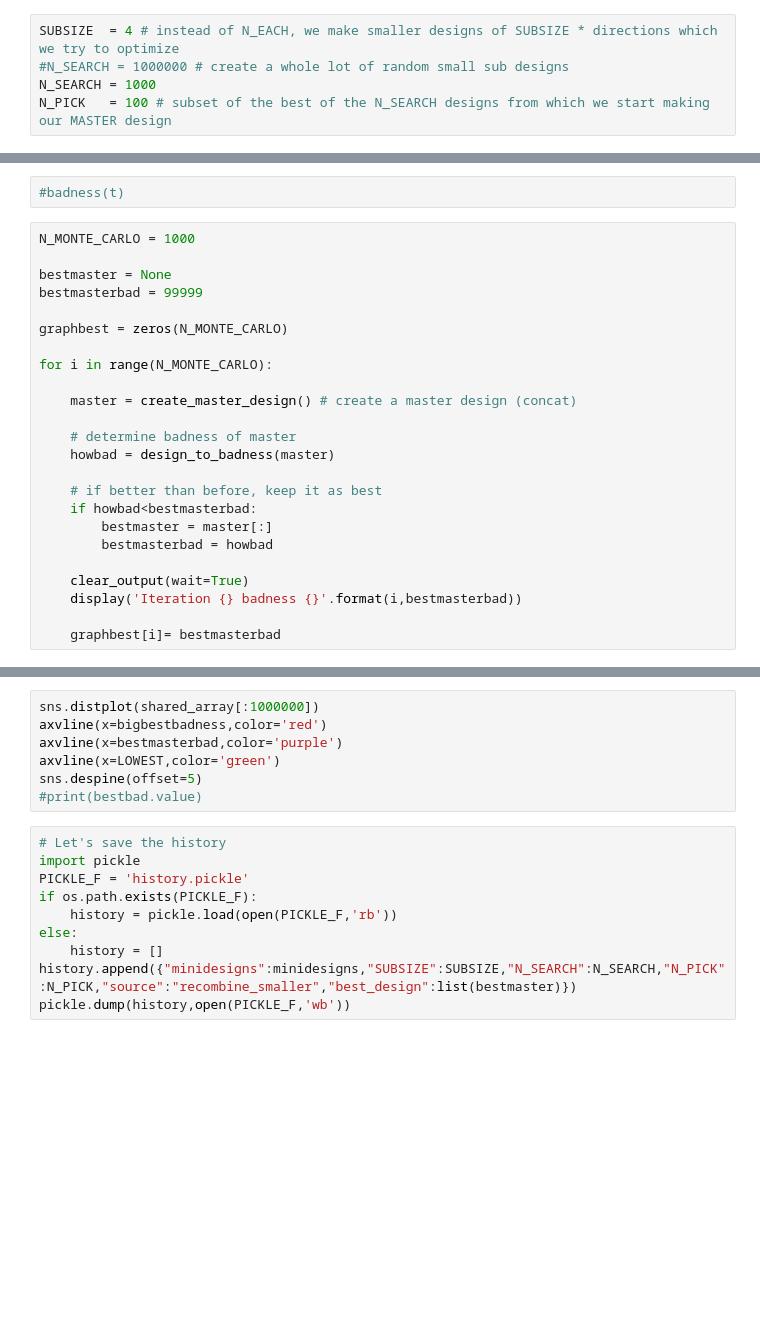
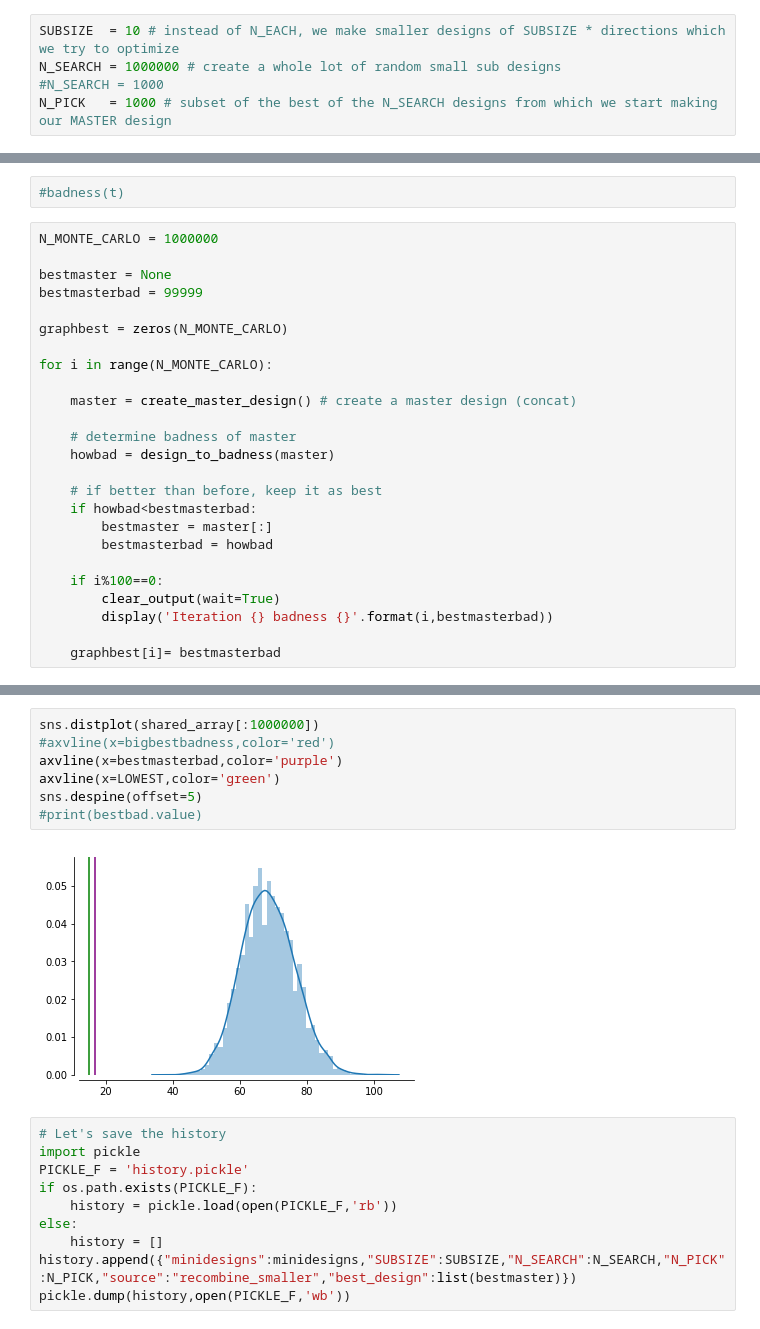
Before and after one commit to florisvanvugt/sensoryshift, a Jupyter notebook: analysis/Make_YesNo_Recognition_Schedule.ipynb, the cells around one changed output, grey strips where cells are left out. Saved outputs shown, nothing was run; the diff lists cells and outputs as text; blank space fills up the shorter version.

```diff
--- a/analysis/Make_YesNo_Recognition_Schedule.ipynb
+++ b/analysis/Make_YesNo_Recognition_Schedule.ipynb
@@ -183,10 +244,10 @@ Find the best design from the history...
 # %% [markdown]
 So the idea here is to create smaller designs that hopefully will be pretty good and then combining them into larger designs, hoping that those are good too!
 # %%
-SUBSIZE  = 4 # instead of N_EACH, we make smaller designs of SUBSIZE * directions which we try to optimize
-#N_SEARCH = 1000000 # create a whole lot of random small sub designs
-N_SEARCH = 1000
-N_PICK   = 100 # subset of the best of the N_SEARCH designs from which we start making our MASTER design
+SUBSIZE  = 10 # instead of N_EACH, we make smaller designs of SUBSIZE * directions which we try to optimize
+N_SEARCH = 1000000 # create a whole lot of random small sub designs
+#N_SEARCH = 1000
+N_PICK   = 1000 # subset of the best of the N_SEARCH designs from which we start making our MASTER design
 # %%
 assert n_each%SUBSIZE==0
 # %%
@@ -301,7 +401,7 @@ len(m)
 # %%
 #badness(t)
 # %%
-N_MONTE_CARLO = 1000
+N_MONTE_CARLO = 1000000
 
 bestmaster = None
 bestmasterbad = 99999
@@ -320,7 +420,8 @@ for i in range(N_MONTE_CARLO):
         bestmaster = master[:]
         bestmasterbad = howbad
 
-    clear_output(wait=True)
-    display('Iteration {} badness {}'.format(i,bestmasterbad))
+    if i%100==0:
+        clear_output(wait=True)
+        display('Iteration {} badness {}'.format(i,bestmasterbad))
 
     graphbest[i]= bestmasterbad
@@ -336,10 +456,12 @@ imshow(trans)
 # %%
 sns.distplot(shared_array[:1000000])
-axvline(x=bigbestbadness,color='red')
+#axvline(x=bigbestbadness,color='red')
 axvline(x=bestmasterbad,color='purple')
 axvline(x=LOWEST,color='green')
 sns.despine(offset=5)
 #print(bestbad.value)
+# %% [output]
+[figure, added]
 # %%
 # Let's save the history
 import pickle
```
Also changed, not shown: parts of 42 cells of this notebook, 1 other file.
